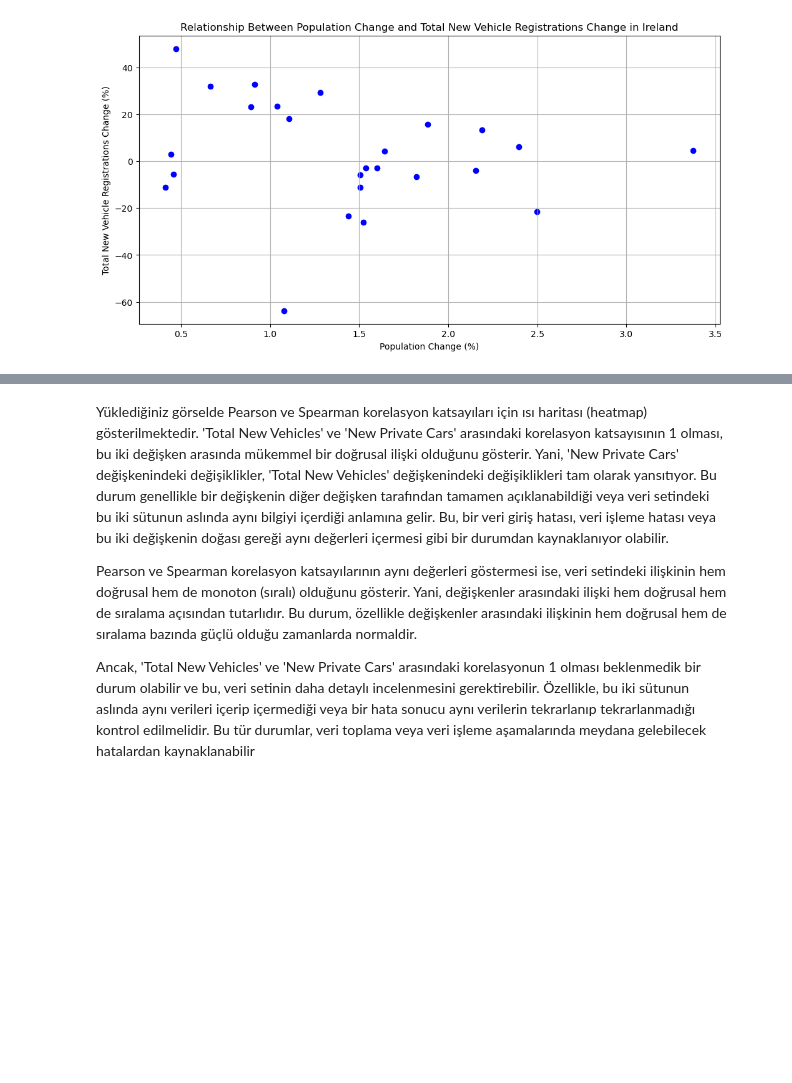
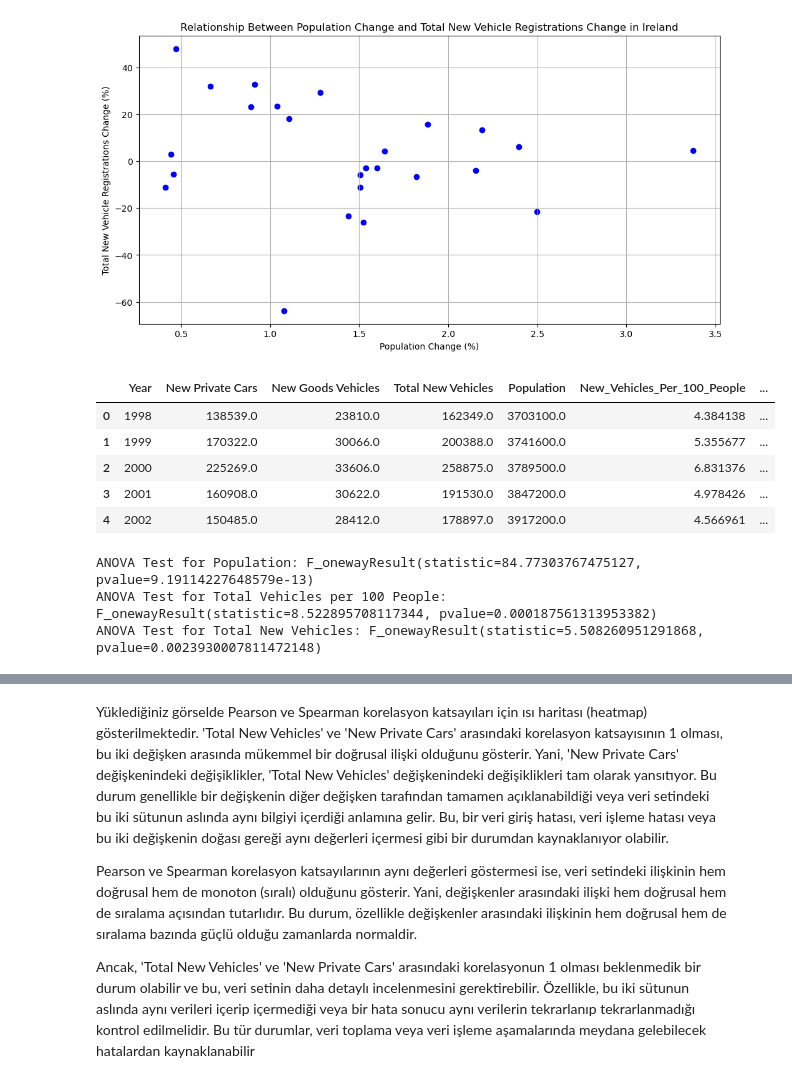
Before and after one commit to Ahmet-C-C/Car-Registration-Comparison-Between-Ireland-and-Norway, a Jupyter notebook: Msc CA02.ipynb, the cells around one changed output, grey strips where cells are left out. Drawn from its saved outputs; the diff is of its cells as text; code cells hidden in the pictures; blank space fills up the shorter version.

```diff
--- a/Msc CA02.ipynb
+++ b/Msc CA02.ipynb
@@ -605,3 +605,35 @@ plt.show()
 # %% [output]
 Correlation coefficient between population change and total new vehicle registrations change: -0.20348786797236407
 [figure]
+# %%
+merged_data.head()
+# %% [output]
+|  | Year | New Private Cars | New Goods Vehicles | Total New Vehicles | Population | New_Vehicles_Per_100_People | ... |
+| 0 | 1998 | 138539.0 | 23810.0 | 162349.0 | 3703100.0 | 4.384138 | ... |
+| 1 | 1999 | 170322.0 | 30066.0 | 200388.0 | 3741600.0 | 5.355677 | ... |
+| 2 | 2000 | 225269.0 | 33606.0 | 258875.0 | 3789500.0 | 6.831376 | ... |
+| 3 | 2001 | 160908.0 | 30622.0 | 191530.0 | 3847200.0 | 4.978426 | ... |
+| 4 | 2002 | 150485.0 | 28412.0 | 178897.0 | 3917200.0 | 4.566961 | ... |
+# %%
+from scipy.stats import f_oneway
+
+def perform_anova_test_population_vehicle(df, period=5):
+    df['Period'] = (df['Year'] // period) * period
+    grouped_population = df.groupby('Period')['Population'].apply(list)
+    grouped_vehicles_per_100 = df.groupby('Period')['Total_Vehicles_Per_100_People'].apply(list)
+    grouped_new_vehicles = df.groupby('Period')['Total New Vehicles'].apply(list)
+
+    anova_population = f_oneway(*grouped_population)
+    anova_vehicles_per_100 = f_oneway(*grouped_vehicles_per_100)
+    anova_new_vehicles = f_oneway(*grouped_new_vehicles)
+
+    return anova_population, anova_vehicles_per_100, anova_new_vehicles
+
+anova_population_result, anova_vehicles_per_100_result, anova_new_vehicles_result = perform_anova_test_population_vehicle(merged_data)
+print("ANOVA Test for Population:", anova_population_result)
+print("ANOVA Test for Total Vehicles per 100 People:", anova_vehicles_per_100_result)
+print("ANOVA Test for Total New Vehicles:", anova_new_vehicles_result)
+# %% [output]
+ANOVA Test for Population: F_onewayResult(statistic=84.77303767475127, pvalue=9.19114227648579e-13)
+ANOVA Test for Total Vehicles per 100 People: F_onewayResult(statistic=8.522895708117344, pvalue=0.000187561313953382)
+ANOVA Test for Total New Vehicles: F_onewayResult(statistic=5.508260951291868, pvalue=0.0023930007811472148)
```
Also changed, not shown: parts of 8 cells of this notebook.
